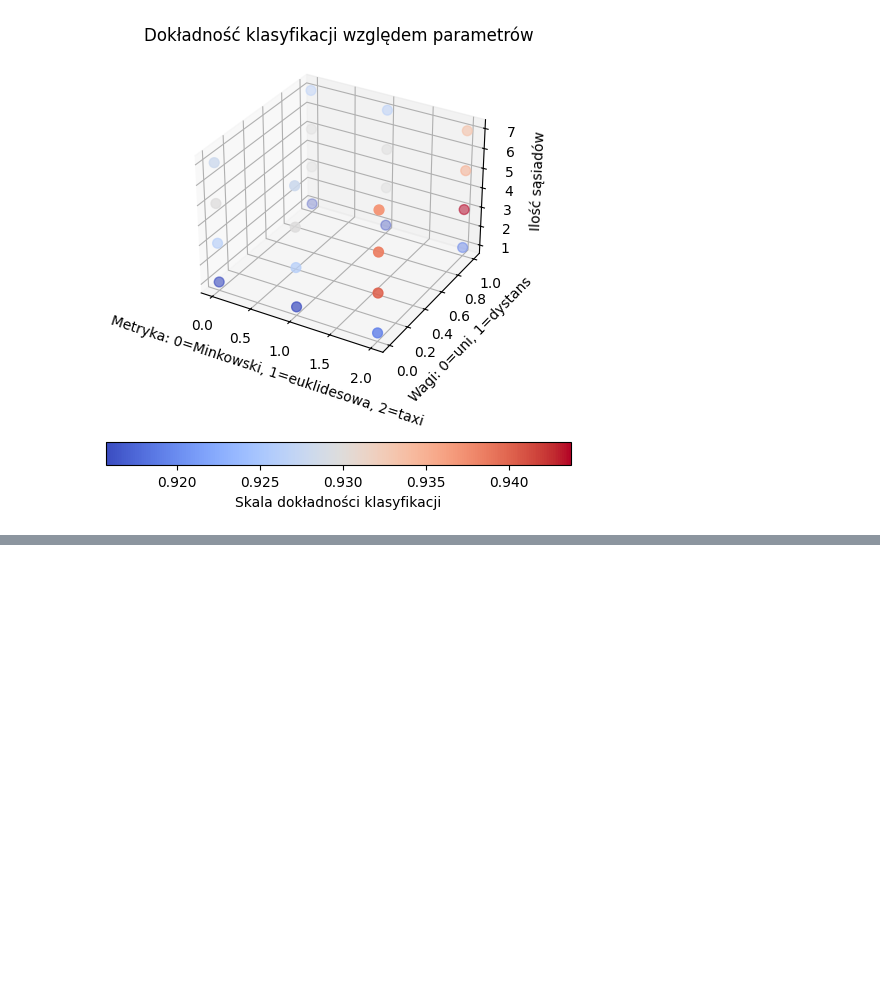
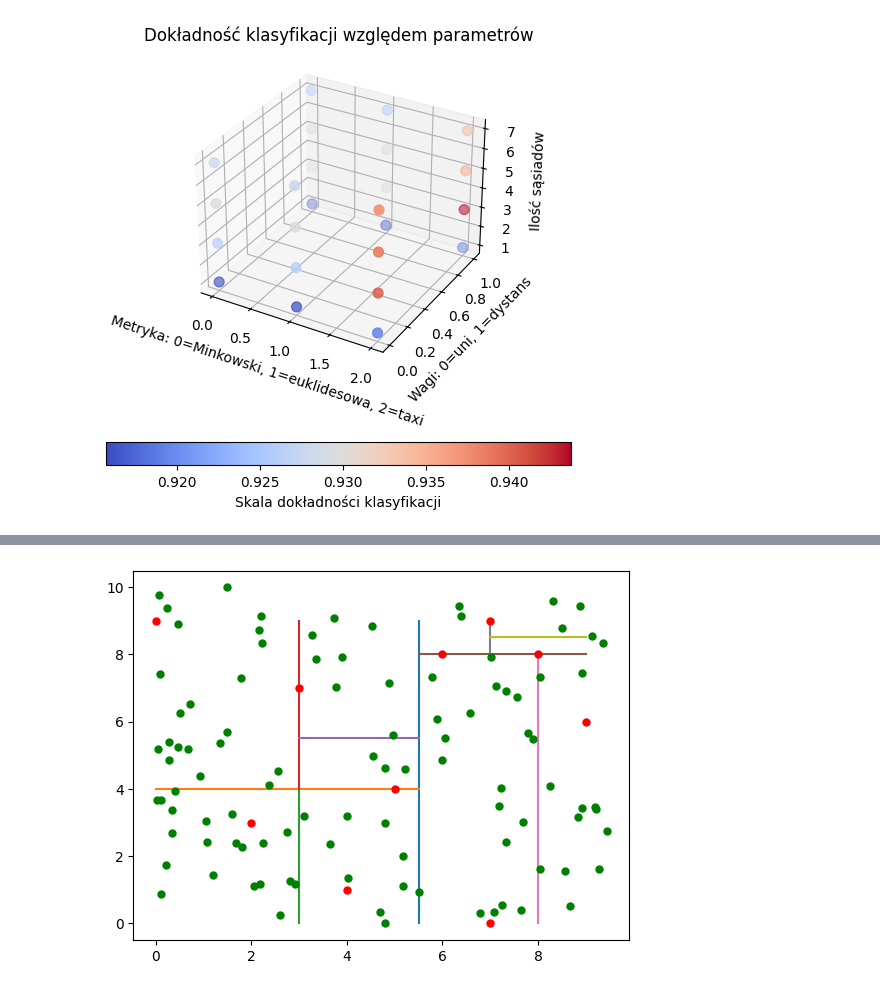
Before and after one commit to mwardynski/data-mining, a Jupyter notebook: lab2/lab2_2.ipynb, the cells around one changed output, grey strips where cells are left out. Cells and saved outputs as stored; diff of their text form; code cells hidden in the pictures; blank space fills up the shorter version.

Commit message:
[lab2] add kd_tree

```diff
--- a/lab2/lab2_2.ipynb
+++ b/lab2/lab2_2.ipynb
@@ -106,0 +160,58 @@ plot_comparison(bc_pca, bc_target)
+# %%
+import matplotlib.pyplot as plt
+import numpy as np
+
+train_2d = np.array([[0, 9], [2, 3], [4, 1], [3, 7], [5, 4], [6, 8], [7, 0], [8, 8], [7, 9], [9, 6]])
+
+class TreeNode:
+    def __init__(self) -> None:
+        pass
+
+def drawSplit(min, max, median, axis):
+    if axis == 0:
+        plt.plot([min, max],[median,median])
+    else:
+        plt.plot([median, median],[min, max])
+
+
+def draw_kd_tree(listOfPoints, depth, x_min, x_max, y_min, y_max):
+    if len(listOfPoints) > 1:
+        axis = depth % listOfPoints.shape[1]
+        median = np.median(listOfPoints, axis=0)[axis]
+
+        left = []
+        right = []
+        for point in listOfPoints:
+            if point[axis] < median:
+                left.append(point)
+            else:
+                right.append(point)
+
+        if axis == 0:
+            plt.plot([median, median],[y_min, y_max])
+            draw_kd_tree(np.array(left), depth+1, x_min, median, y_min, y_max)
+            draw_kd_tree(np.array(right), depth+1, median, x_max, y_min, y_max)
+        elif axis == 1:
+            plt.plot([x_min, x_max],[median,median])
+            draw_kd_tree(np.array(left), depth+1, x_min, x_max, y_min, median)
+            draw_kd_tree(np.array(right), depth+1, x_min, x_max, median, y_max)
+
+
+
+depth = 0
+x_min = np.min(train_2d, axis=0)[0]
+x_max = np.max(train_2d, axis=0)[0]
+y_min = np.min(train_2d, axis=0)[1]
+y_max = np.max(train_2d, axis=0)[1]
+draw_kd_tree(train_2d, 0, x_min, x_max, y_min, y_max)
+
+[plt.plot(point[0], point[1], marker="o", markersize=5, markeredgecolor="red", markerfacecolor="red") for point in train_2d]
+
+test_data_size = 100
+test_2d = np.array(list(map(lambda x: x*10 ,np.random.rand(test_data_size*2)))).reshape((test_data_size, 2))
+[plt.plot(point[0], point[1], marker="o", markersize=5, markeredgecolor="green", markerfacecolor="green") for point in test_2d]
+
+
+plt.show()
+# %% [output]
+[figure, added]
```
Also changed, not shown: parts of 4 cells of this notebook.
